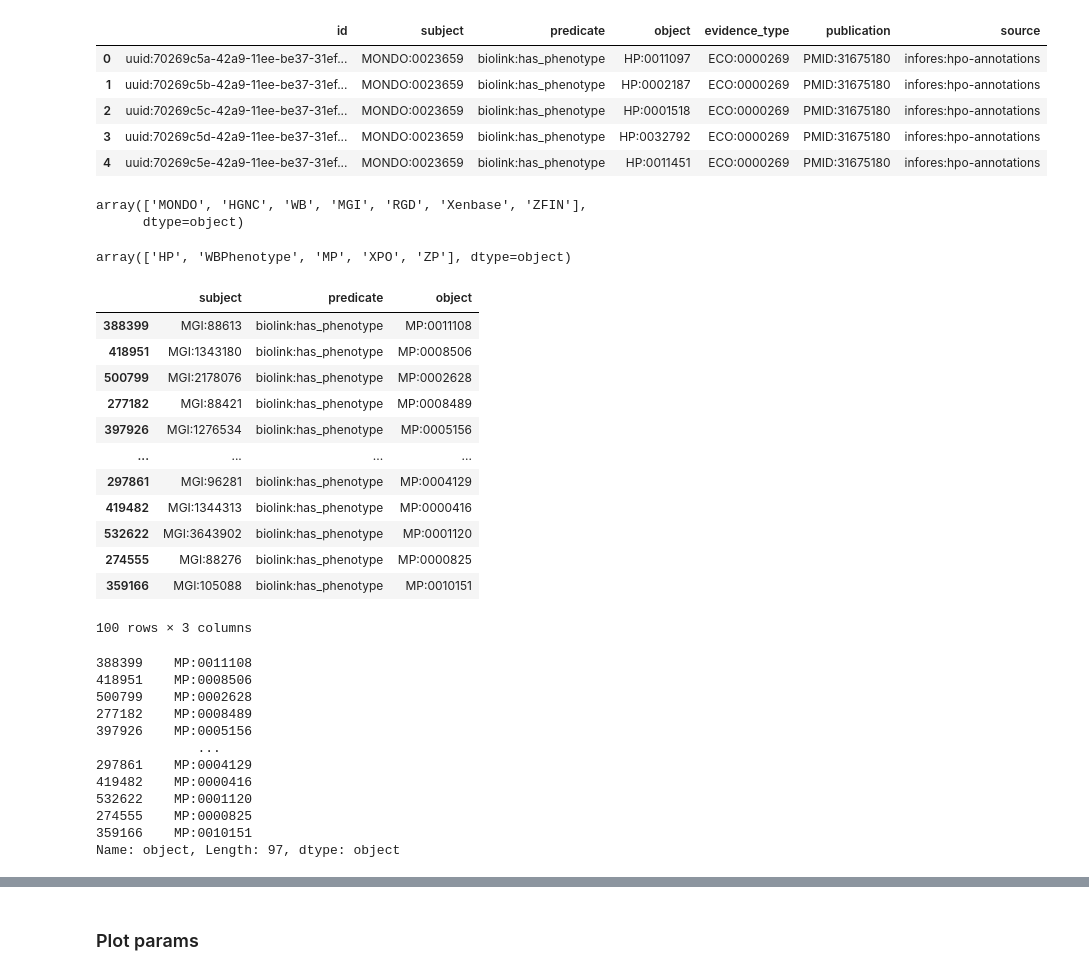
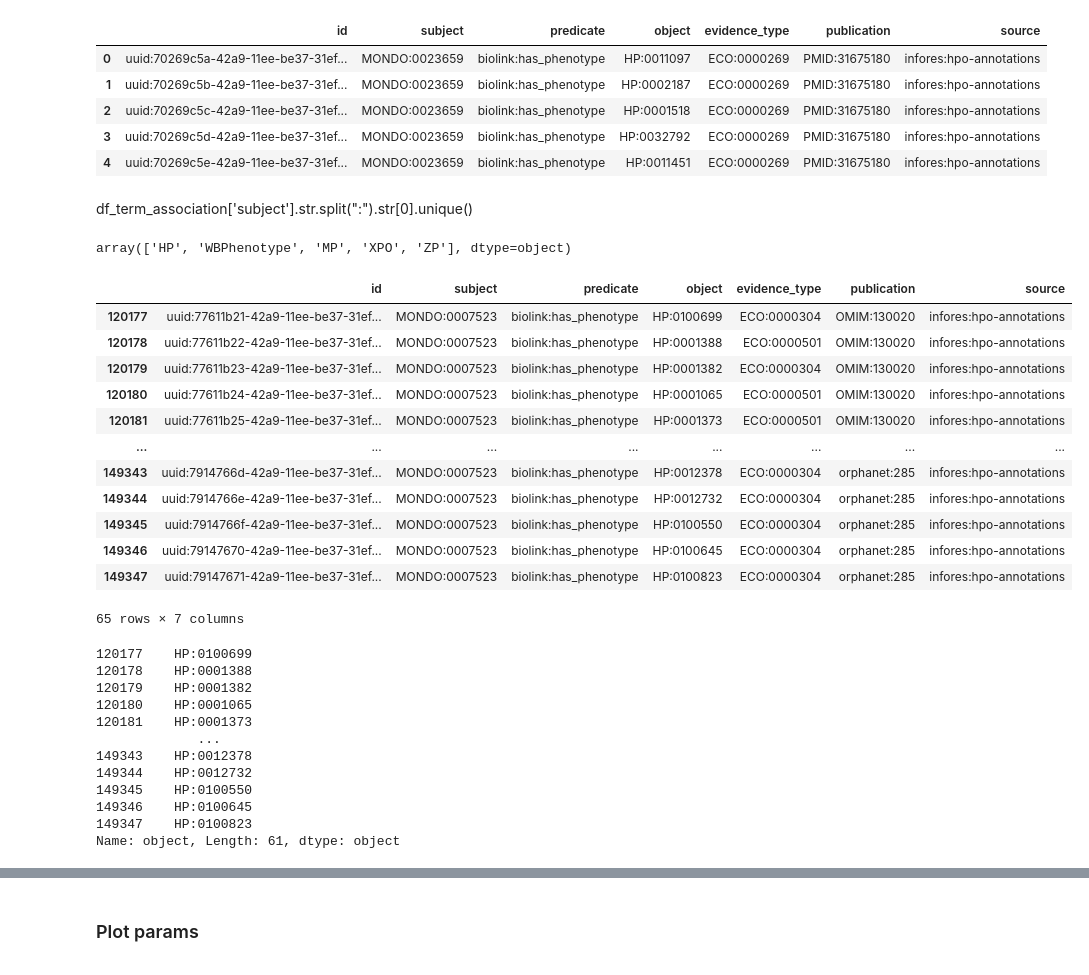
Before and after one commit to monarch-initiative/semsimian, a Jupyter notebook: notebooks/SearchComparisons.ipynb, the cells around one changed output, grey strips where cells are left out. Drawn from its saved outputs; the diff is of its cells as text; code cells hidden in the pictures.

```diff
--- a/notebooks/SearchComparisons.ipynb
+++ b/notebooks/SearchComparisons.ipynb
@@ -35,49 +35,48 @@ df_term_association.head()
 | 2 | uuid:70269c5c-42a9-11ee-be37-31ef... | MONDO:0023659 | biolink:has_phenotype | HP:0001518 | ECO:0000269 | PMID:31675180 | infores:hpo-annotations |
 | 3 | uuid:70269c5d-42a9-11ee-be37-31ef... | MONDO:0023659 | biolink:has_phenotype | HP:0032792 | ECO:0000269 | PMID:31675180 | infores:hpo-annotations |
 | 4 | uuid:70269c5e-42a9-11ee-be37-31ef... | MONDO:0023659 | biolink:has_phenotype | HP:0011451 | ECO:0000269 | PMID:31675180 | infores:hpo-annotations |
-# %%
-df_term_association['subject'].str.split(":").str[0].unique()
-# %% [output]
-array(['MONDO', 'HGNC', 'WB', 'MGI', 'RGD', 'Xenbase', 'ZFIN'],
-      dtype=object)
+# %% [markdown]
+df_term_association['subject'].str.split(":").str[0].unique()
 # %%
 df_term_association['object'].str.split(":").str[0].unique()
 # %% [output]
 array(['HP', 'WBPhenotype', 'MP', 'XPO', 'ZP'], dtype=object)
 # %%
 # MGI:1261425 => drosha, ribonuclease type III
-df_100 = df_term_association[df_term_association['subject'].str.startswith("MGI:")].sample(n=100)
-df_100 = df_100[['subject', 'predicate', 'object']]
+condition_1 = df_term_association['subject'] == "MONDO:0007523"
+condition_2 = df_term_association['object'].str.startswith("HP:")
+df_100 = df_term_association[condition_1 & condition_2]
+# df_100 = df_100[['subject', 'predicate', 'object']]
 df_100
 # %% [output]
-|  | subject | predicate | object |
-| 388399 | MGI:88613 | biolink:has_phenotype | MP:0011108 |
-| 418951 | MGI:1343180 | biolink:has_phenotype | MP:0008506 |
-| 500799 | MGI:2178076 | biolink:has_phenotype | MP:0002628 |
-| 277182 | MGI:88421 | biolink:has_phenotype | MP:0008489 |
-| 397926 | MGI:1276534 | biolink:has_phenotype | MP:0005156 |
-| ... | ... | ... | ... |
-| 297861 | MGI:96281 | biolink:has_phenotype | MP:0004129 |
-| 419482 | MGI:1344313 | biolink:has_phenotype | MP:0000416 |
-| 532622 | MGI:3643902 | biolink:has_phenotype | MP:0001120 |
-| 274555 | MGI:88276 | biolink:has_phenotype | MP:0000825 |
-| 359166 | MGI:105088 | biolink:has_phenotype | MP:0010151 |
+|  | id | subject | predicate | object | evidence_type | publication | source |
+| 120177 | uuid:77611b21-42a9-11ee-be37-31ef... | MONDO:0007523 | biolink:has_phenotype | HP:0100699 | ECO:0000304 | OMIM:130020 | infores:hpo-annotations |
+| 120178 | uuid:77611b22-42a9-11ee-be37-31ef... | MONDO:0007523 | biolink:has_phenotype | HP:0001388 | ECO:0000501 | OMIM:130020 | infores:hpo-annotations |
+| 120179 | uuid:77611b23-42a9-11ee-be37-31ef... | MONDO:0007523 | biolink:has_phenotype | HP:0001382 | ECO:0000304 | OMIM:130020 | infores:hpo-annotations |
+| 120180 | uuid:77611b24-42a9-11ee-be37-31ef... | MONDO:0007523 | biolink:has_phenotype | HP:0001065 | ECO:0000501 | OMIM:130020 | infores:hpo-annotations |
+| 120181 | uuid:77611b25-42a9-11ee-be37-31ef... | MONDO:0007523 | biolink:has_phenotype | HP:0001373 | ECO:0000501 | OMIM:130020 | infores:hpo-annotations |
+| ... | ... | ... | ... | ... | ... | ... | ... |
+| 149343 | uuid:7914766d-42a9-11ee-be37-31ef... | MONDO:0007523 | biolink:has_phenotype | HP:0012378 | ECO:0000304 | orphanet:285 | infores:hpo-annotations |
+| 149344 | uuid:7914766e-42a9-11ee-be37-31ef... | MONDO:0007523 | biolink:has_phenotype | HP:0012732 | ECO:0000304 | orphanet:285 | infores:hpo-annotations |
+| 149345 | uuid:7914766f-42a9-11ee-be37-31ef... | MONDO:0007523 | biolink:has_phenotype | HP:0100550 | ECO:0000304 | orphanet:285 | infores:hpo-annotations |
+| 149346 | uuid:79147670-42a9-11ee-be37-31ef... | MONDO:0007523 | biolink:has_phenotype | HP:0100645 | ECO:0000304 | orphanet:285 | infores:hpo-annotations |
+| 149347 | uuid:79147671-42a9-11ee-be37-31ef... | MONDO:0007523 | biolink:has_phenotype | HP:0100823 | ECO:0000304 | orphanet:285 | infores:hpo-annotations |
-100 rows × 3 columns
+65 rows × 7 columns
 # %%
 df_100['object'].drop_duplicates()
 # %% [output]
-388399    MP:0011108
-418951    MP:0008506
-500799    MP:0002628
-277182    MP:0008489
-397926    MP:0005156
+120177    HP:0100699
+120178    HP:0001388
+120179    HP:0001382
+120180    HP:0001065
+120181    HP:0001373
              ...
-297861    MP:0004129
-419482    MP:0000416
-532622    MP:0001120
-274555    MP:0000825
-359166    MP:0010151
-Name: object, Length: 97, dtype: object
+149343    HP:0012378
+149344    HP:0012732
+149345    HP:0100550
+149346    HP:0100645
+149347    HP:0100823
+Name: object, Length: 61, dtype: object
 # %%
 %%time
 predicates = ["rdfs:subClassOf", "BFO:0000050"]
```
Also changed, not shown: parts of 15 cells of this notebook.
